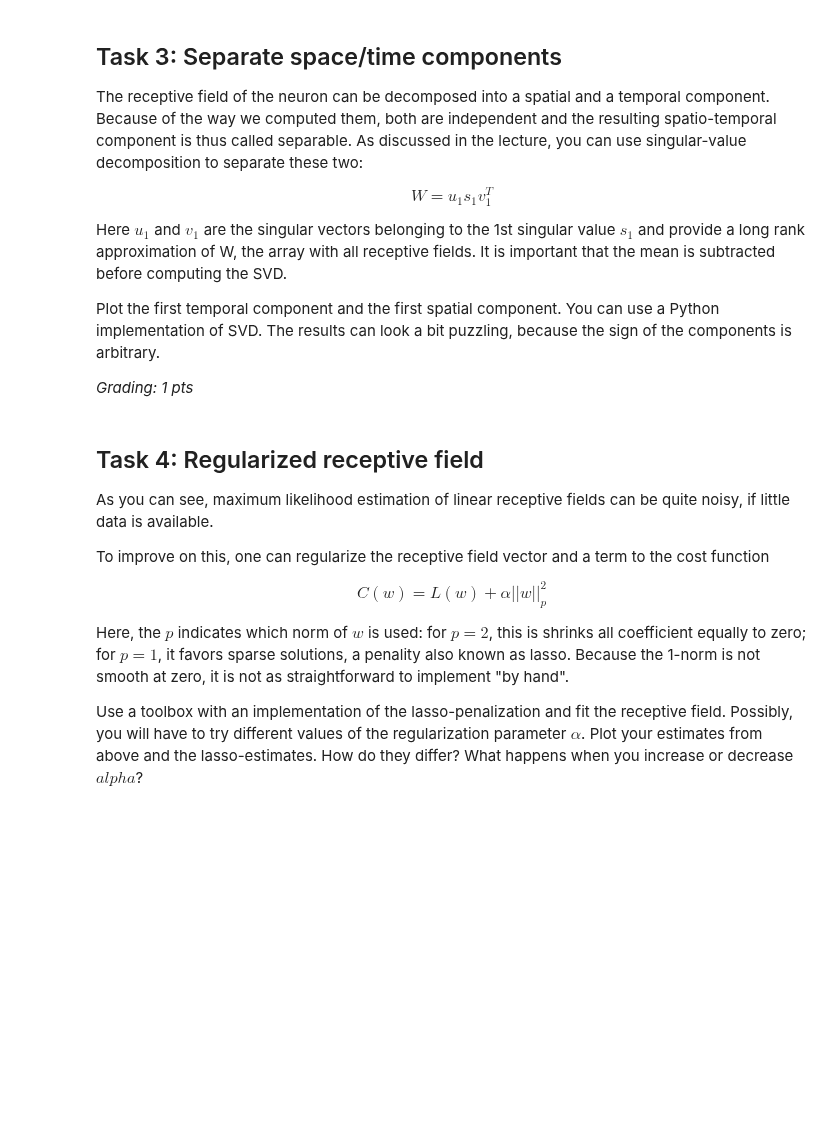
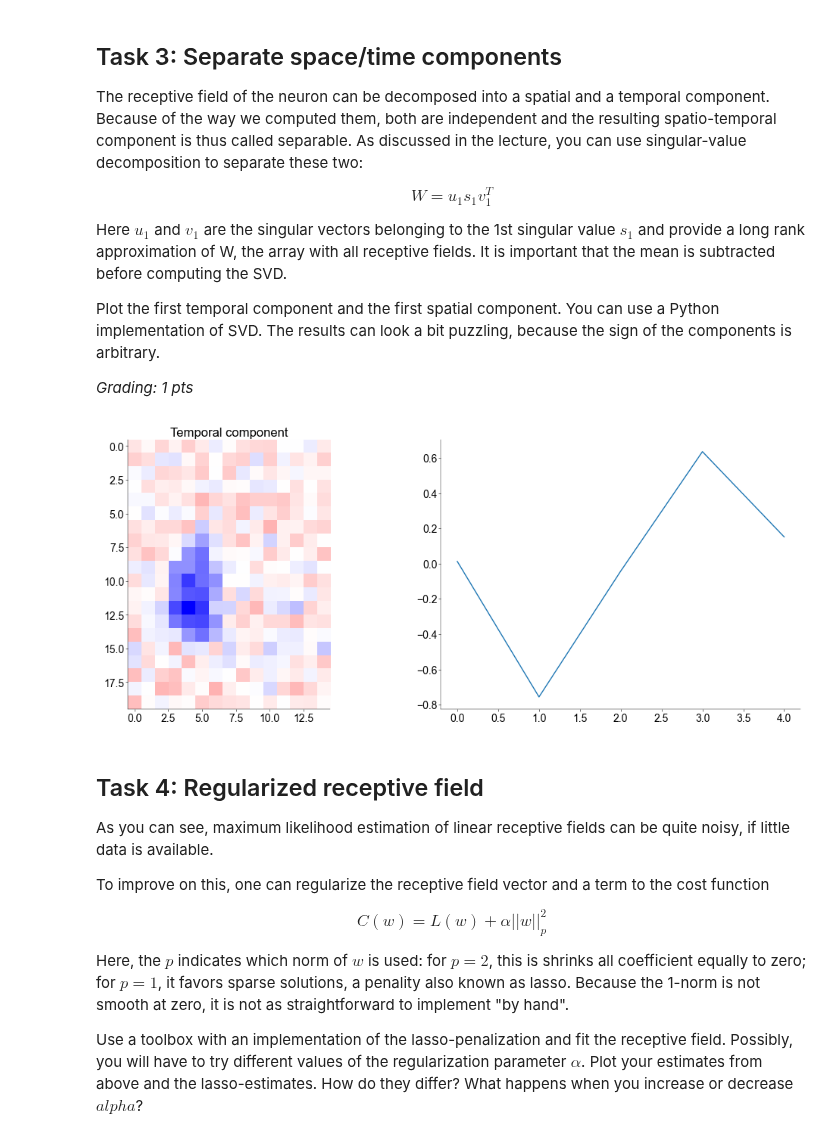
Before and after one commit to H-Kugler/neural-data-science, a Jupyter notebook: notebooks/CodingLab5_harri.ipynb, the cells around one changed output. Drawn from its saved outputs; the diff is of its cells as text; code cells hidden in the pictures; blank space fills up the shorter version.

```diff
--- a/notebooks/CodingLab5_harri.ipynb
+++ b/notebooks/CodingLab5_harri.ipynb
@@ -361,20 +385,38 @@ Plot the first temporal component and the first spatial component. You can use a
 # %%
 # insert your code here
 
 # --------------------------------------------
 # Apply SVD to the fitted receptive field,
 # you can use either numpy or sklearn (0.5 pt)
 # --------------------------------------------
 
 # shape of w_hat: (300,5).
 # subtract mean along axis=1 (time) since for every timelag the RF is estimated independently
 
+w_hat = w_hat - np.mean(w_hat, axis=1, keepdims=True)
+
+# apply SVD
+U, S, V = np.linalg.svd(w_hat, full_matrices=False)
+
+
 # -------------------------------------------------
 # Plot the spatial and temporal components (0.5 pt)
 # -------------------------------------------------
 
 fig, ax = plt.subplot_mosaic(mosaic=[['Spatial', 'Temporal']], figsize=(10,4), constrained_layout=True)
-# add plot
+
+# spatial component
+vlim = np.max(np.abs(U[:,0]))
+ax['Spatial'].imshow(U[:,0].reshape((20, 15)), cmap='bwr', vmin=-vlim, vmax=vlim)
+ax['Spatial'].set_title("Spatial component")
+
+# temporal component
+ax['Temporal'].plot(V[0, :])
+ax['Spatial'].set_title("Temporal component")
+
+plt.show()
+# %% [output]
+[figure, added]
 # %% [markdown]
 ## Task 4: Regularized receptive field
 
```
Also changed, not shown: parts of 12 cells of this notebook.
